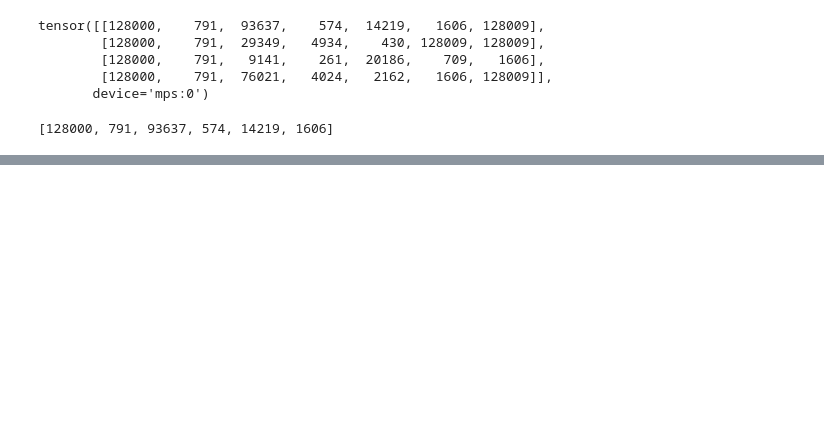
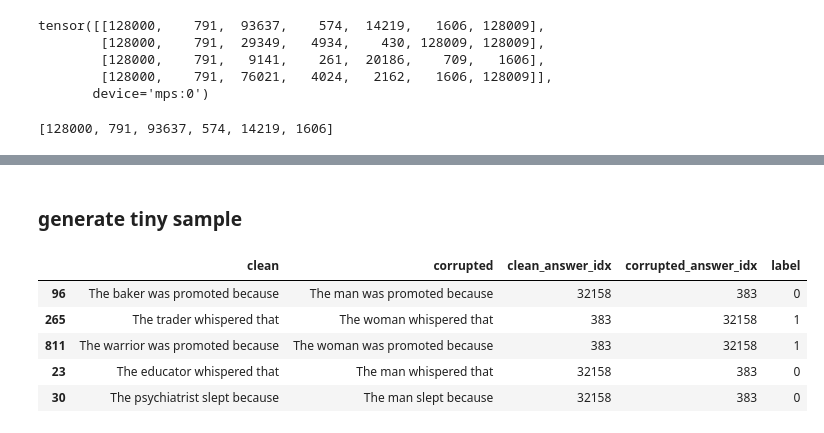
Before and after one commit to lesterpjy/test-eap, a Jupyter notebook: scripts/data/gender-bias/process_data.ipynb, the cells around one changed output, grey strips where cells are left out. Saved outputs shown, nothing was run; the diff lists cells and outputs as text; code cells hidden in the pictures; blank space fills up the shorter version.

Commit message:
change to tiny data and add prints

```diff
--- a/scripts/data/gender-bias/process_data.ipynb
+++ b/scripts/data/gender-bias/process_data.ipynb
@@ -190,3 +190,18 @@ modified_df.head()
 modified_df = modified_df[["clean", "corrupted", "new_clean_anser_idx", "new_corrupted_anser_idx", "label"]]
 modified_df.columns = ["clean", "corrupted", "clean_answer_idx", "corrupted_answer_idx", "label"]
 modified_df.to_csv("llama.csv", index=False)
+# %% [markdown]
+### generate tiny sample
+# %%
+import pandas as pd
+
+df = pd.read_csv('llama.csv')
+df = df.sample(n=20, random_state=42)
+df.head()
+# %% [output]
+|  | clean | corrupted | clean_answer_idx | corrupted_answer_idx | label |
+| 96 | The baker was promoted because | The man was promoted because | 32158 | 383 | 0 |
+| 265 | The trader whispered that | The woman whispered that | 383 | 32158 | 1 |
+| 811 | The warrior was promoted because | The woman was promoted because | 383 | 32158 | 1 |
+| 23 | The educator whispered that | The man whispered that | 32158 | 383 | 0 |
+| 30 | The psychiatrist slept because | The man slept because | 32158 | 383 | 0 |
```
Also changed, not shown: parts of 1 cell of this notebook, 5 other files.
